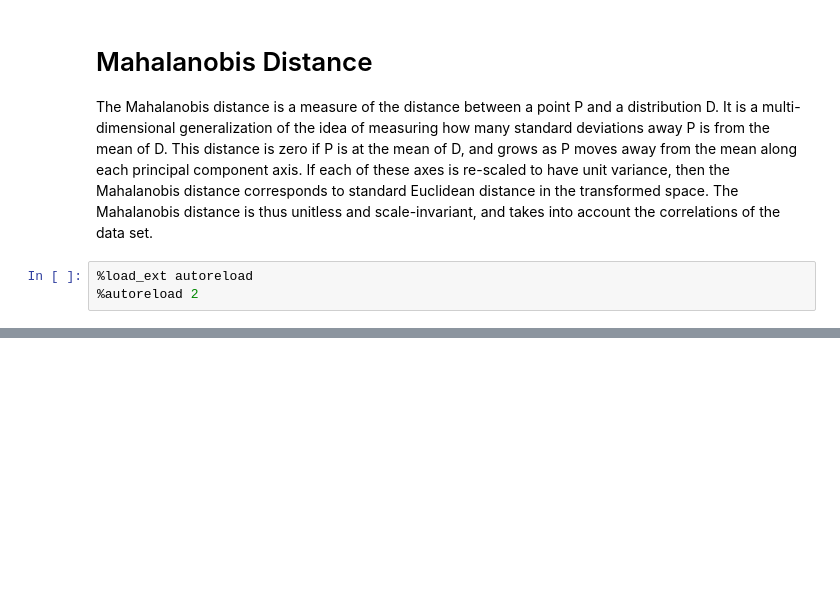
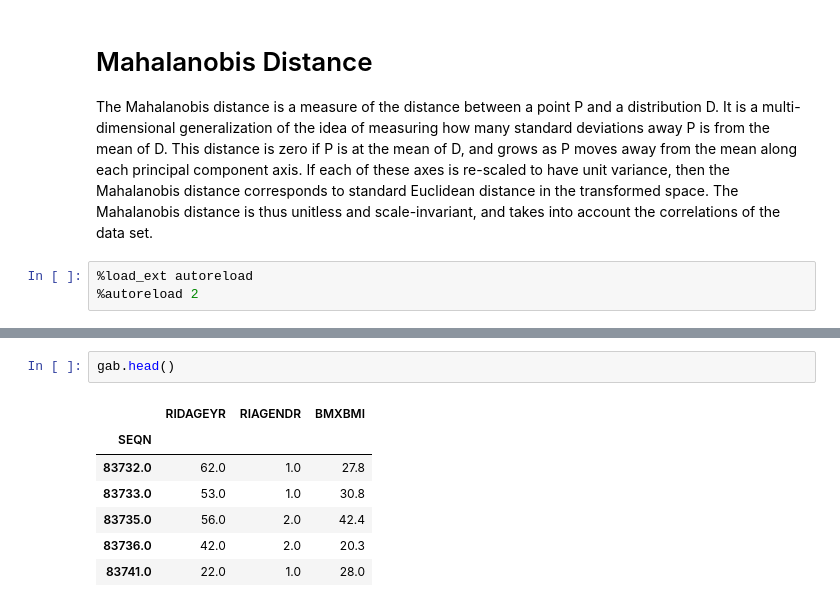
Before and after one commit to liquidcarbon/nhanes, a Jupyter notebook: Mahalanobis Distance (WIP).ipynb, the cells around one changed output, grey strips where cells are left out. Drawn from its saved outputs; the diff is of its cells as text; blank space fills up the shorter version.

```diff
--- a/Mahalanobis Distance (WIP).ipynb
+++ b/Mahalanobis Distance (WIP).ipynb
@@ -55,0 +55,10 @@ df.shape
+# %%
+gab.head()
+# %% [output]
+|  | RIDAGEYR | RIAGENDR | BMXBMI |
+| SEQN |  |  |  |
+| 83732.0 | 62.0 | 1.0 | 27.8 |
+| 83733.0 | 53.0 | 1.0 | 30.8 |
+| 83735.0 | 56.0 | 2.0 | 42.4 |
+| 83736.0 | 42.0 | 2.0 | 20.3 |
+| 83741.0 | 22.0 | 1.0 | 28.0 |
```
Also changed, not shown: parts of 8 cells of this notebook.
